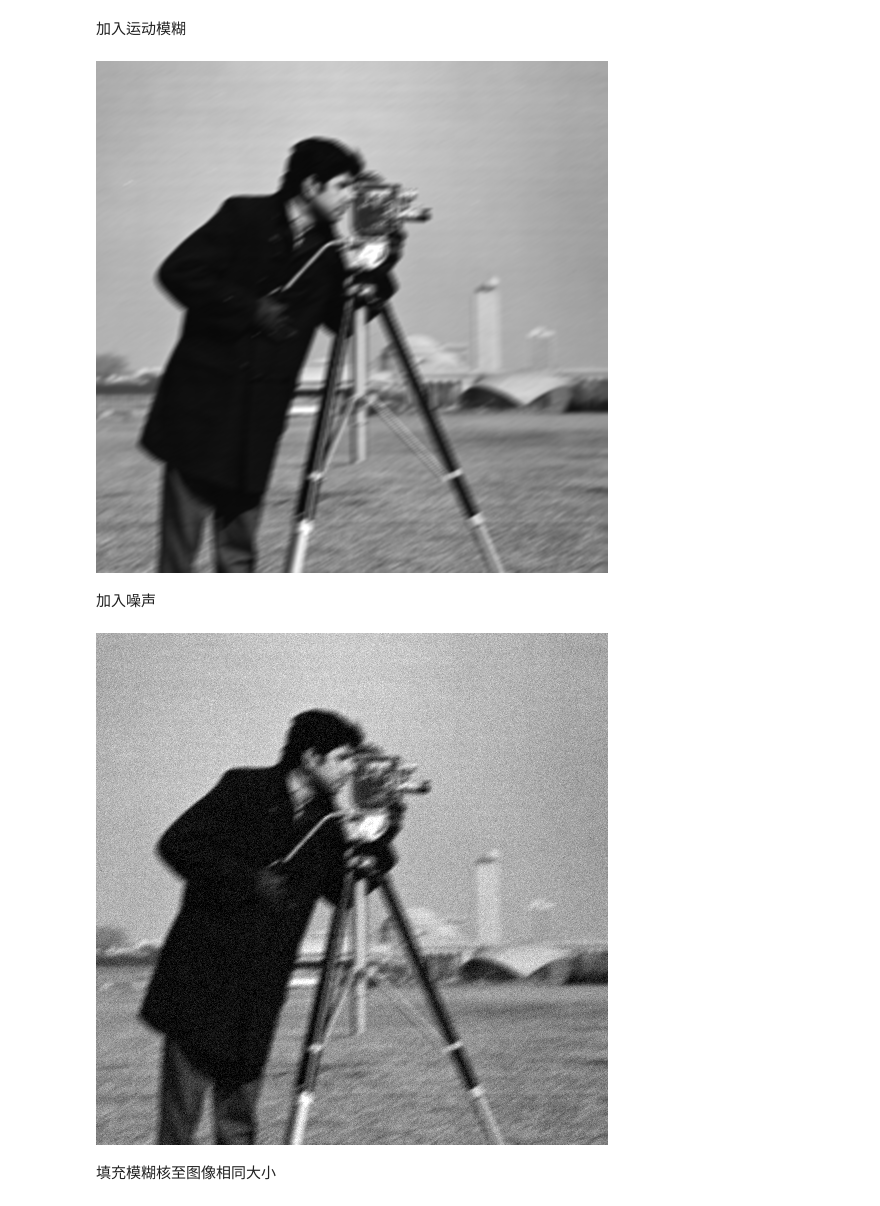
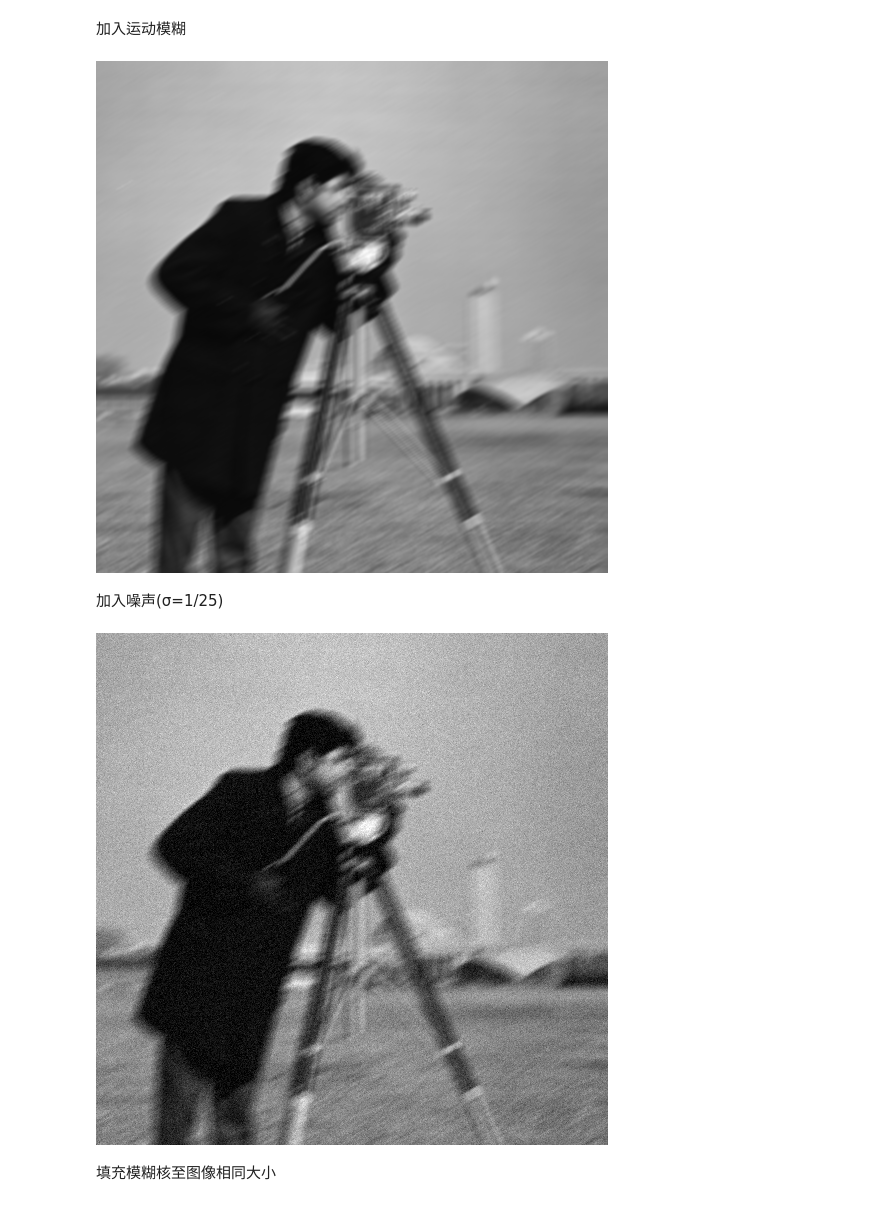
Before and after one commit to miRoox/HIT-DigitalSignalProcessing-Postgraduate, a Jupyter notebook: work.ipynb, the cells around one changed output. Drawn from its saved outputs; the diff is of its cells as text; code cells hidden in the pictures.

```diff
--- a/work.ipynb
+++ b/work.ipynb
@@ -56,17 +56,17 @@ origin=testimage("cameraman")
 # %% [markdown]
 加入运动模糊
 # %%
-blurring=motionPSF(10,3π/18)
+blurring=motionPSF(18,3π/18)
 blurred=imfilter(origin,blurring)
 # %% [output]
-[figure, old version]
+[figure, new version]
-# %% [markdown]
-加入噪声
+# %% [markdown]
+加入噪声(σ=1/25)
 # %%
 noise=randn(size(origin))./25;
 blurred_n=Gray.(blurred.+noise)
 # %% [output]
-[figure, old version]
+[figure, new version]
 # %% [markdown]
 填充模糊核至图像相同大小
 # %%
```
Also changed, not shown: parts of 20 cells of this notebook.
